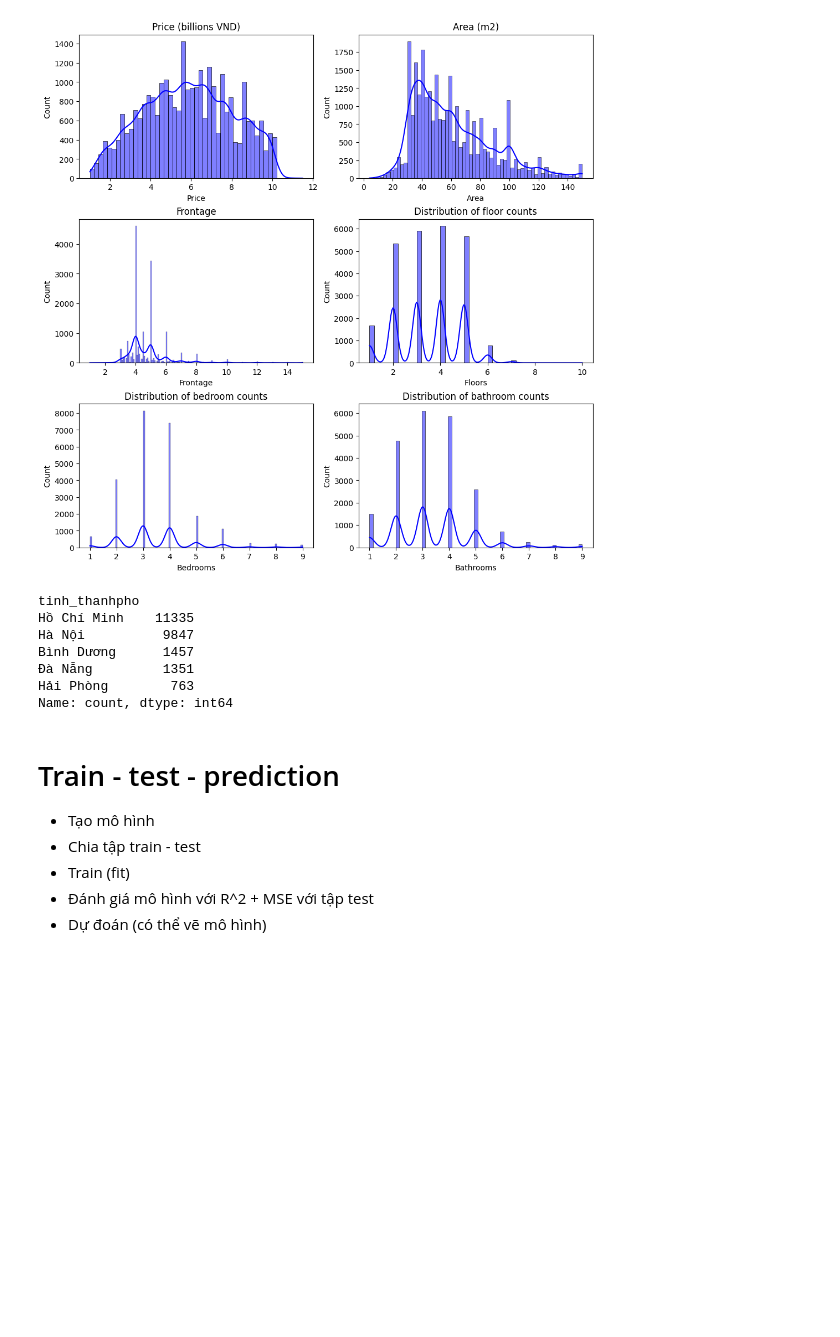
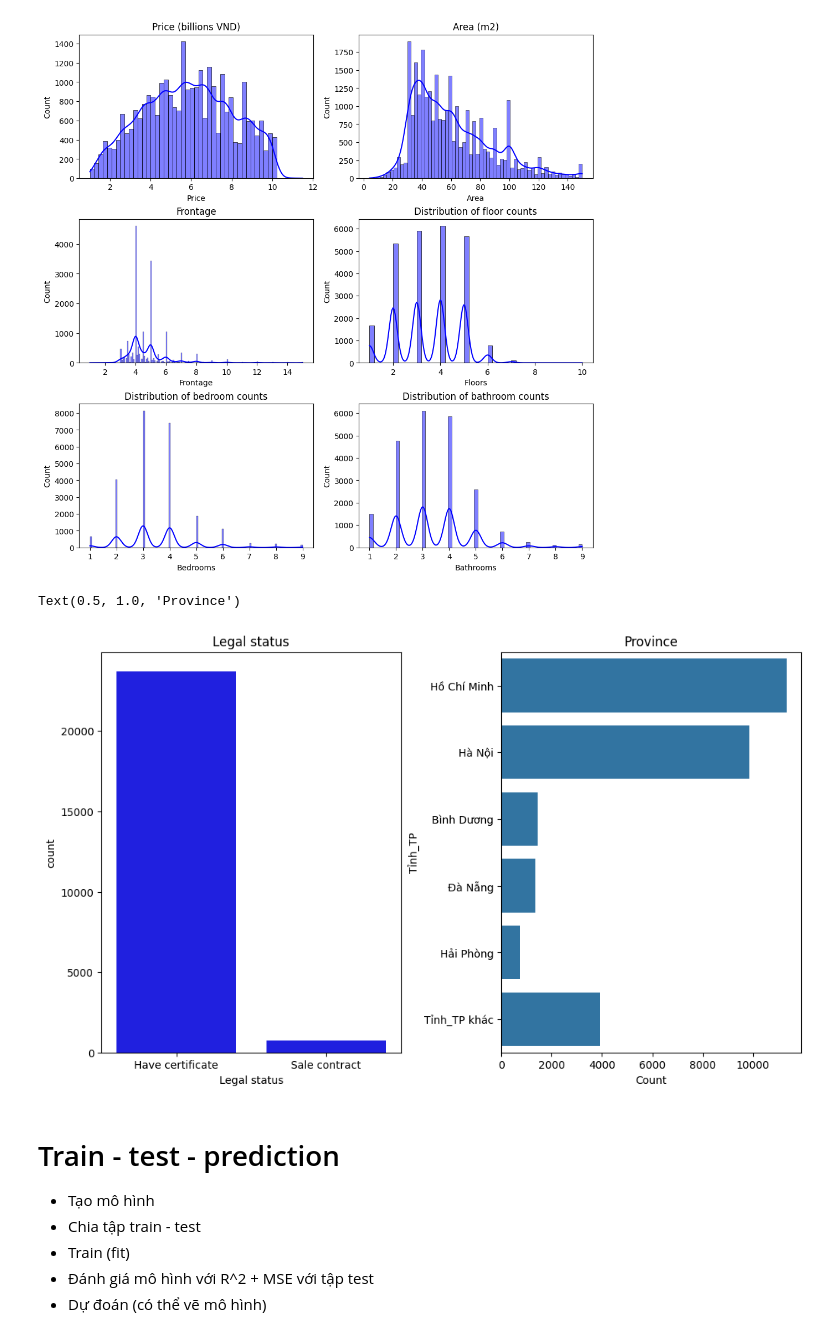
Before and after one commit to anhvq44/CSA_SPCK, a Jupyter notebook: VN_house_price.ipynb, the cells around one changed output. Saved outputs shown, nothing was run; the diff lists cells and outputs as text; code cells hidden in the pictures; blank space fills up the shorter version.

Commit message:
upd on distribution graph

```diff
--- a/VN_house_price.ipynb
+++ b/VN_house_price.ipynb
@@ -150,15 +150,20 @@ sns.histplot(data=estate_data, x=estate_data['Bathrooms'], kde=True, color='blue
 Text(0.5, 1.0, 'Distribution of bathroom counts')
 [figure]
 # %%
-province_top_5 = estate_data["tinh_thanhpho"].value_counts().head(5)
+top5_province_index = estate_data["tinh_thanhpho"].value_counts().iloc[:5].index.to_list()
+other_count = estate_data["tinh_thanhpho"].value_counts().iloc[5:].sum()
+plot_category = top5_province_index+['Tỉnh_TP khác']
+
+plot_df = pd.DataFrame({'Tỉnh_TP': plot_category, 'Count': estate_data["tinh_thanhpho"].value_counts().nlargest(5).tolist() + [other_count]})
-# %% [output]
-tinh_thanhpho
-Hồ Chí Minh    11335
-Hà Nội          9847
-Bình Dương      1457
-Đà Nẵng         1351
-Hải Phòng        763
-Name: count, dtype: int64
+# %%
+count_fig, count_axis = plt.subplots(1, 2, figsize=(10, 6), layout="constrained")
+plt.title("Distribution")
+
+sns.countplot(data=estate_data, x=estate_data['Legal status'], ax=count_axis[0], color='blue').set_title("Legal status")
+sns.barplot(x='Count', y='Tỉnh_TP', data=plot_df, order=plot_category, ax=count_axis[1], legend=False).set_title("Province")
+# %% [output]
+Text(0.5, 1.0, 'Province')
+[figure, added]
 # %% [markdown]
 # Train - test - prediction
 - Tạo mô hình
```
